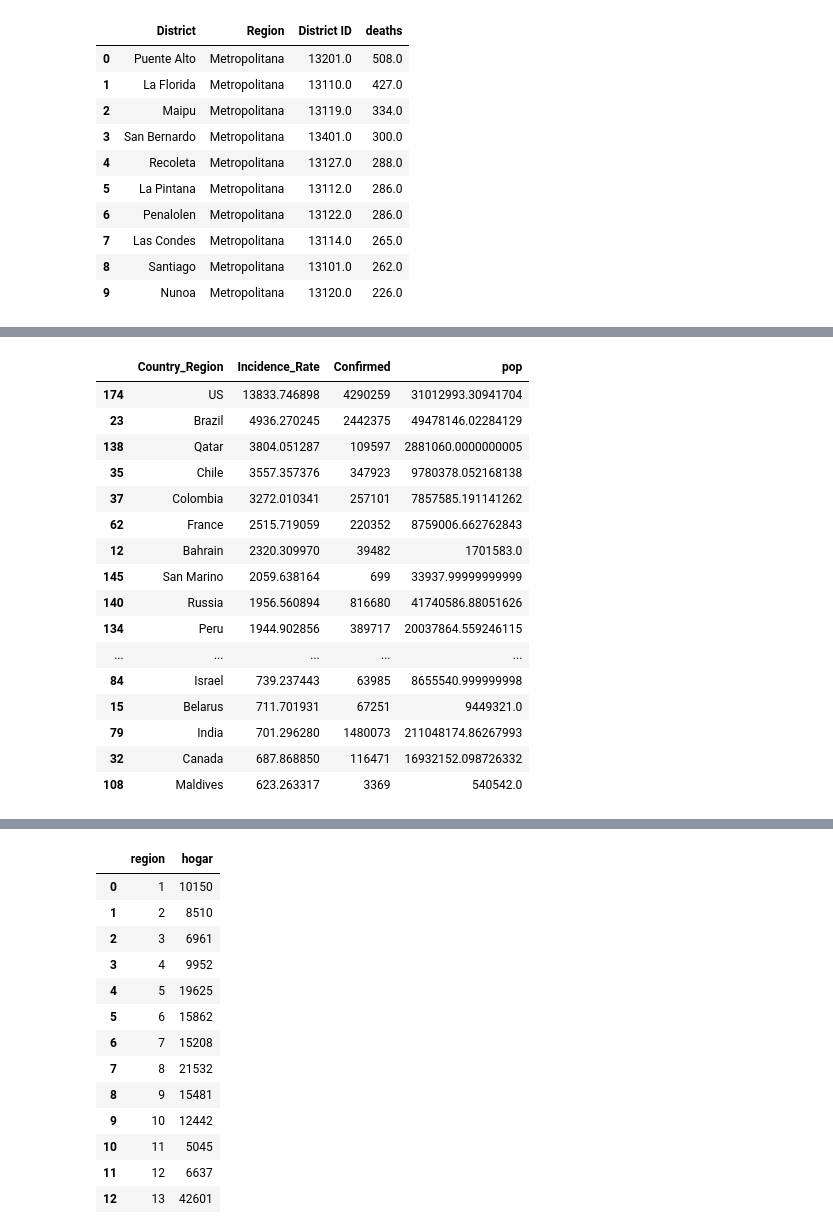
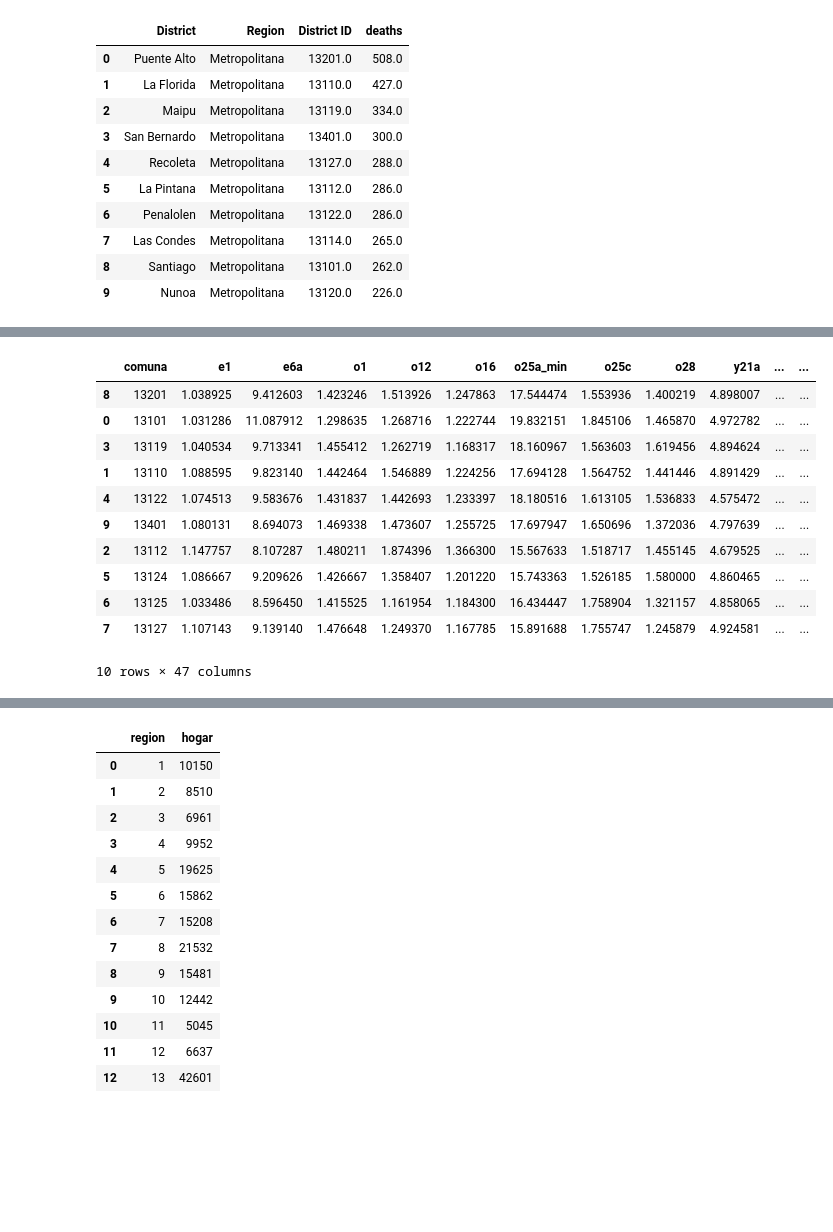
Before and after one commit to muellermax/Chile-Capstone, a Jupyter notebook: Chile Capstone.ipynb, the cells around one changed output, grey strips where cells are left out. Cells and saved outputs as stored; diff of their text form; code cells hidden in the pictures; blank space fills up the shorter version.

Commit message:
Finished function to prepare CASEN data for
ten most affected districts - possible with cases and death data

```diff
--- a/Chile Capstone.ipynb
+++ b/Chile Capstone.ipynb
@@ -480,27 +380,0 @@ csse_all_data
-# %%
-df = csse_all_data.groupby('Country_Region').agg({'Incidence_Rate': 'max',
-                                                  'Confirmed': 'sum'}).reset_index().sort_values('Incidence_Rate', ascending = False).head(30)
-
-df['pop'] = (df['Confirmed'] / df['Incidence_Rate']) * 100000
-
-df['pop'] = df['pop'].astype('str')
-
-df
-# %% [output]
-|  | Country_Region | Incidence_Rate | Confirmed | pop |
-| 174 | US | 13833.746898 | 4290259 | 31012993.30941704 |
-| 23 | Brazil | 4936.270245 | 2442375 | 49478146.02284129 |
-| 138 | Qatar | 3804.051287 | 109597 | 2881060.0000000005 |
-| 35 | Chile | 3557.357376 | 347923 | 9780378.052168138 |
-| 37 | Colombia | 3272.010341 | 257101 | 7857585.191141262 |
-| 62 | France | 2515.719059 | 220352 | 8759006.662762843 |
-| 12 | Bahrain | 2320.309970 | 39482 | 1701583.0 |
-| 145 | San Marino | 2059.638164 | 699 | 33937.99999999999 |
-| 140 | Russia | 1956.560894 | 816680 | 41740586.88051626 |
-| 134 | Peru | 1944.902856 | 389717 | 20037864.559246115 |
-| ... | ... | ... | ... | ... |
-| 84 | Israel | 739.237443 | 63985 | 8655540.999999998 |
-| 15 | Belarus | 711.701931 | 67251 | 9449321.0 |
-| 79 | India | 701.296280 | 1480073 | 211048174.86267993 |
-| 32 | Canada | 687.868850 | 116471 | 16932152.098726332 |
-| 108 | Maldives | 623.263317 | 3369 | 540542.0 |
@@ -522,0 +381,45 @@ casen_district_cases_grouped
+# %%
+def show_CASEN_for_districts(df, title, m):
+    """
+    A function to merge a DataFrame with the CASEN data and return an DataFrame with the mean of
+    the different CASEN indicators and the m most affected districts.
+
+    Input:
+        df (DataFrame): DataFrame to provide data about the affected districts
+        title (string): Type of the above mentioned DataFrame (cases or deaths)
+        m (int): Number of how many affected districts you would like to have returned.
+
+    Output:
+
+    """
+
+    # Store 10 most affected districts (cases) in list:
+    top_districts = get_most_affected_districts(df, title, m)
+    districts_list = list(top_districts['District ID'])
+
+    # Filter casen_rel DataFrame so it contains only the 10 most affected districts:
+    casen_district = casen_rel[casen_rel.comuna.isin(districts_list) == True]
+
+    # Return mean value for each indicator
+    casen_district_grouped = casen_district.groupby(['comuna'])[[i for i in casen_district.columns[3:]]].mean().reset_index()
+
+    # Merge with data about most affected districts, drop District ID column and sort by cases or deaths
+    casen_district_grouped = casen_district_grouped.merge(top_districts, left_on = 'comuna', right_on = 'District ID', how = 'left')
+    casen_district_grouped = casen_district_grouped.drop(['District ID'], axis = 1).sort_values(title, ascending = False)
+
+    return casen_district_grouped
+# %%
+show_CASEN_for_districts(cases_districts, 'cases', 10)
+# %% [output]
+|  | comuna | e1 | e6a | o1 | o12 | o16 | o25a_min | o25c | o28 | y21a | ... | ... |
+| 8 | 13201 | 1.038925 | 9.412603 | 1.423246 | 1.513926 | 1.247863 | 17.544474 | 1.553936 | 1.400219 | 4.898007 | ... | ... |
+| 0 | 13101 | 1.031286 | 11.087912 | 1.298635 | 1.268716 | 1.222744 | 19.832151 | 1.845106 | 1.465870 | 4.972782 | ... | ... |
+| 3 | 13119 | 1.040534 | 9.713341 | 1.455412 | 1.262719 | 1.168317 | 18.160967 | 1.563603 | 1.619456 | 4.894624 | ... | ... |
+| 1 | 13110 | 1.088595 | 9.823140 | 1.442464 | 1.546889 | 1.224256 | 17.694128 | 1.564752 | 1.441446 | 4.891429 | ... | ... |
+| 4 | 13122 | 1.074513 | 9.583676 | 1.431837 | 1.442693 | 1.233397 | 18.180516 | 1.613105 | 1.536833 | 4.575472 | ... | ... |
+| 9 | 13401 | 1.080131 | 8.694073 | 1.469338 | 1.473607 | 1.255725 | 17.697947 | 1.650696 | 1.372036 | 4.797639 | ... | ... |
+| 2 | 13112 | 1.147757 | 8.107287 | 1.480211 | 1.874396 | 1.366300 | 15.567633 | 1.518717 | 1.455145 | 4.679525 | ... | ... |
+| 5 | 13124 | 1.086667 | 9.209626 | 1.426667 | 1.358407 | 1.201220 | 15.743363 | 1.526185 | 1.580000 | 4.860465 | ... | ... |
+| 6 | 13125 | 1.033486 | 8.596450 | 1.415525 | 1.161954 | 1.184300 | 16.434447 | 1.758904 | 1.321157 | 4.858065 | ... | ... |
+| 7 | 13127 | 1.107143 | 9.139140 | 1.476648 | 1.249370 | 1.167785 | 15.891688 | 1.755747 | 1.245879 | 4.924581 | ... | ... |
+10 rows × 47 columns
```
Also changed, not shown: parts of 10 cells of this notebook, 3 other files.
